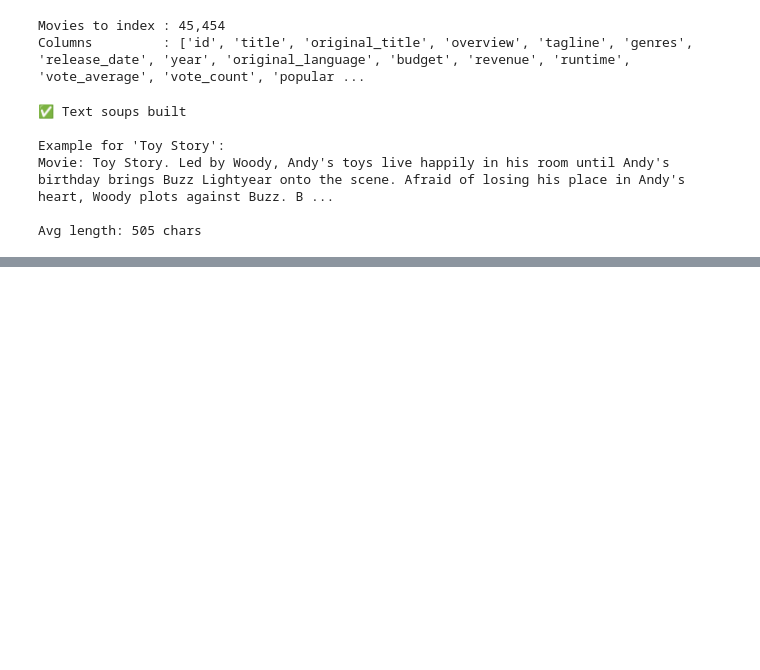
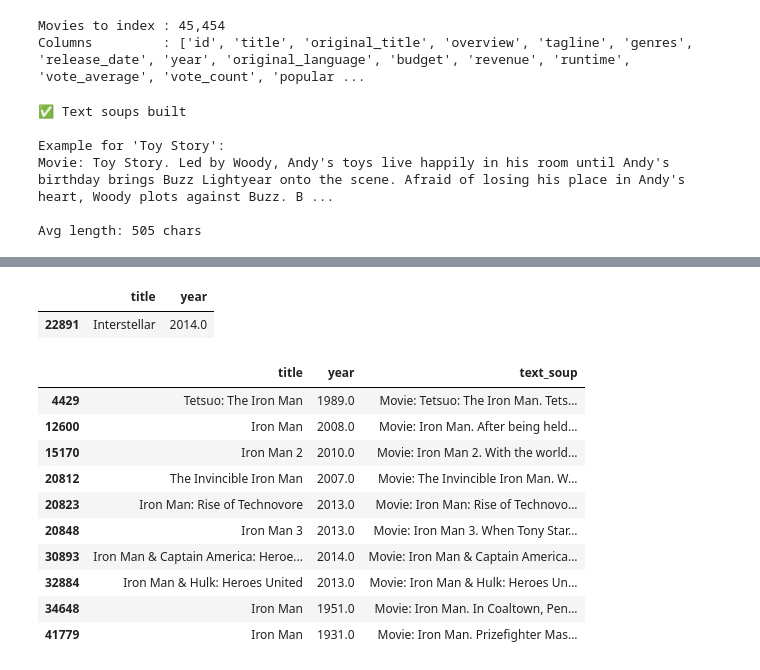
Before and after one commit to adarsha1993/Production-recsys, a Jupyter notebook: notebooks/week2_retrieval/11_qdrant_hybrid_search.ipynb, the cells around one changed output, grey strips where cells are left out. Cells and saved outputs as stored; diff of their text form; code cells hidden in the pictures; blank space fills up the shorter version.

```diff
--- a/notebooks/week2_retrieval/11_qdrant_hybrid_search.ipynb
+++ b/notebooks/week2_retrieval/11_qdrant_hybrid_search.ipynb
@@ -286,0 +508,25 @@ Generating e5-large embeddings...
+# %%
+movies[movies['title'].str.contains(
+    'Interstellar',
+    case=False,
+    na=False
+)][['title', 'year']]
+# %% [output]
+|  | title | year |
+| 22891 | Interstellar | 2014.0 |
+# %%
+movies[movies["title"].str.contains("Iron Man", case=False, na=False)][
+    ["title", "year", "text_soup"]
+]
+# %% [output]
+|  | title | year | text_soup |
+| 4429 | Tetsuo: The Iron Man | 1989.0 | Movie: Tetsuo: The Iron Man. Tets... |
+| 12600 | Iron Man | 2008.0 | Movie: Iron Man. After being held... |
+| 15170 | Iron Man 2 | 2010.0 | Movie: Iron Man 2. With the world... |
+| 20812 | The Invincible Iron Man | 2007.0 | Movie: The Invincible Iron Man. W... |
+| 20823 | Iron Man: Rise of Technovore | 2013.0 | Movie: Iron Man: Rise of Technovo... |
+| 20848 | Iron Man 3 | 2013.0 | Movie: Iron Man 3. When Tony Star... |
+| 30893 | Iron Man & Captain America: Heroe... | 2014.0 | Movie: Iron Man & Captain America... |
+| 32884 | Iron Man & Hulk: Heroes United | 2013.0 | Movie: Iron Man & Hulk: Heroes Un... |
+| 34648 | Iron Man | 1951.0 | Movie: Iron Man. In Coaltown, Pen... |
+| 41779 | Iron Man | 1931.0 | Movie: Iron Man. Prizefighter Mas... |
```
Also changed, not shown: parts of 17 cells of this notebook.
